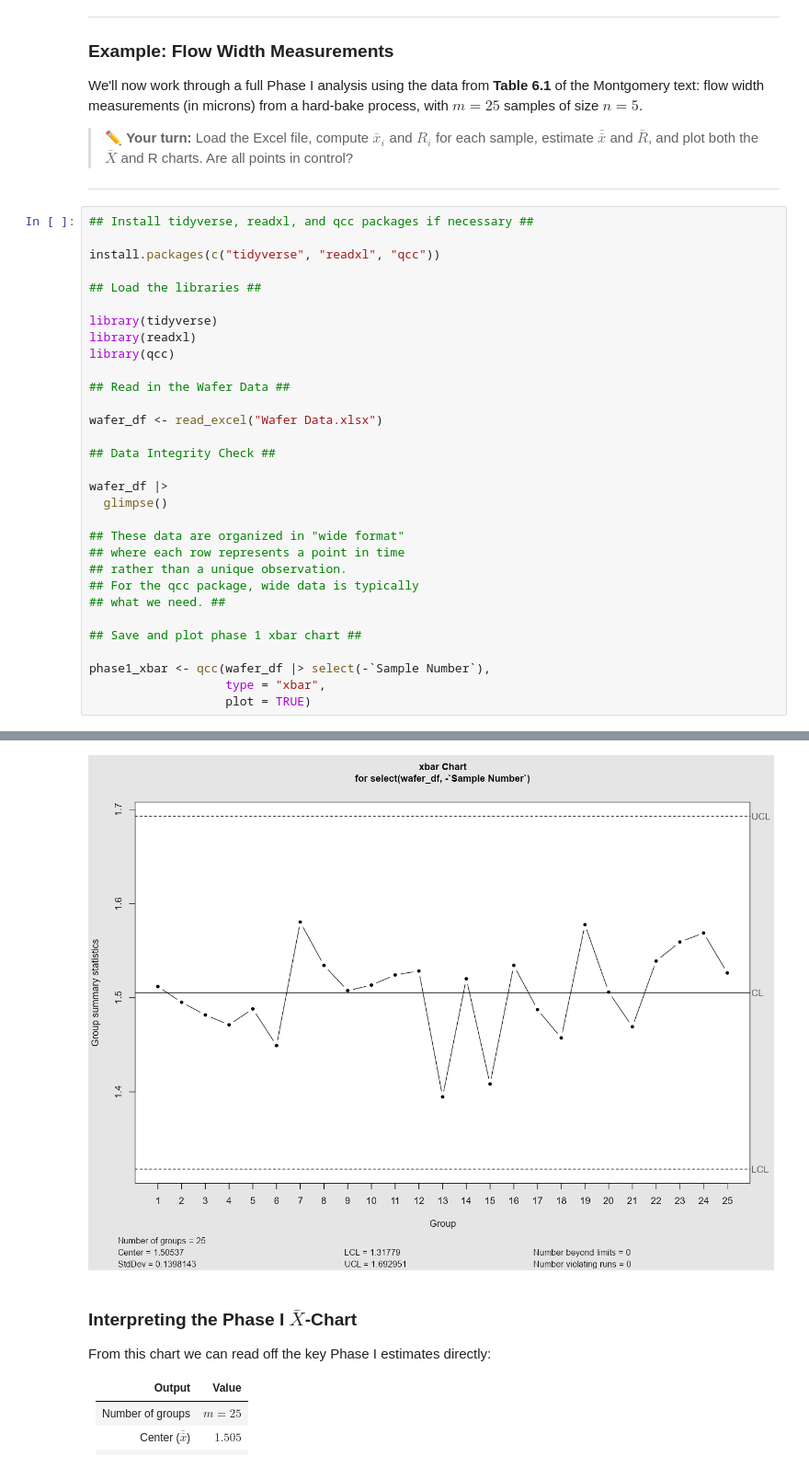
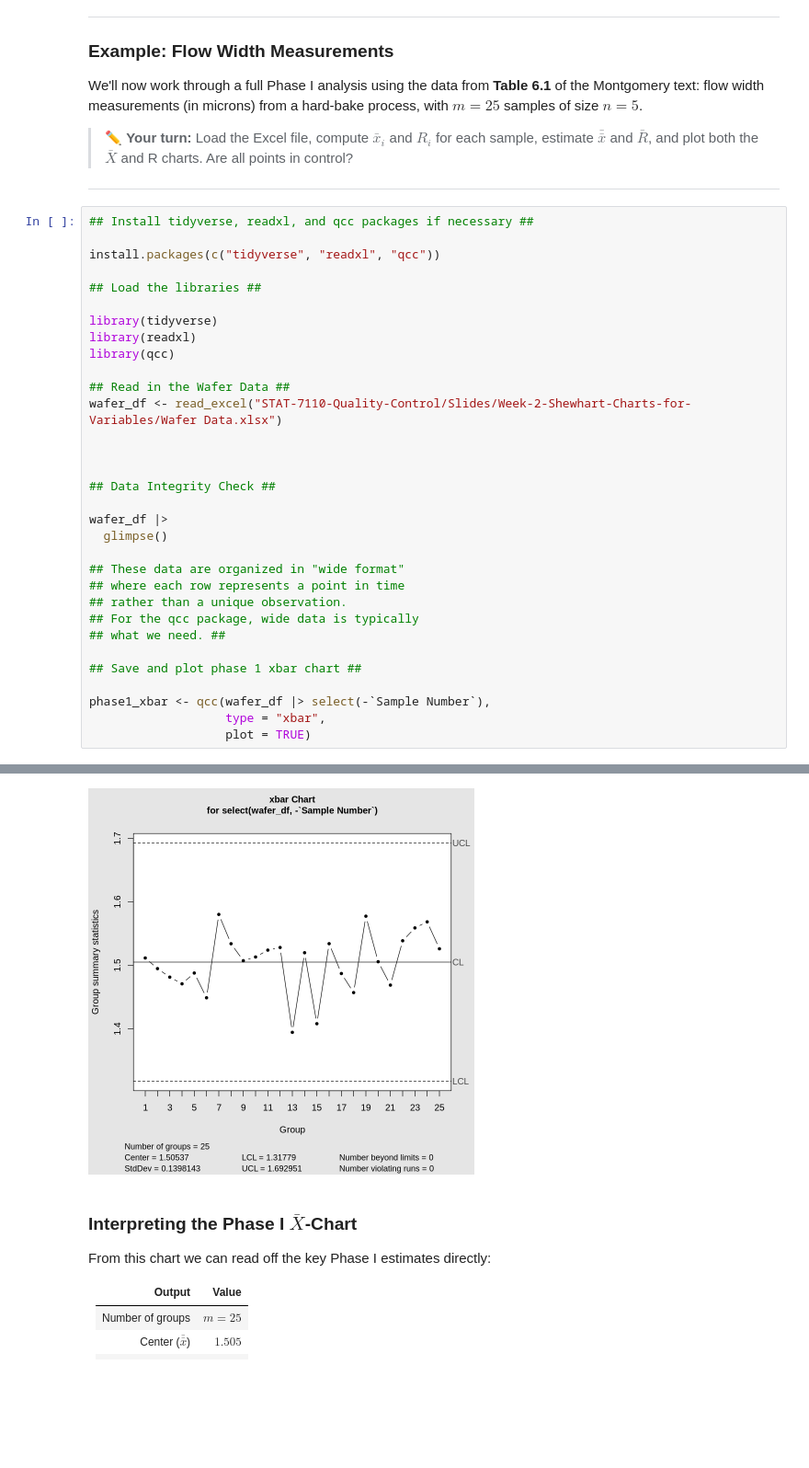
Before and after one commit to cnix17/STAT-7110-Quality-Control, a Jupyter notebook: Slides/Week-2-Shewhart-Charts-for-Variables/Shewhart-Charts-for-Variables.ipynb, the cells around one changed output, grey strips where cells are left out. Shown at 92% size. Drawn from its saved outputs; the diff is of its cells as text; blank space fills up the shorter version.

```diff
--- a/Slides/Week-2-Shewhart-Charts-for-Variables/Shewhart-Charts-for-Variables.ipynb
+++ b/Slides/Week-2-Shewhart-Charts-for-Variables/Shewhart-Charts-for-Variables.ipynb
@@ -184,8 +184,9 @@ library(readxl)
 library(qcc)
 
 ## Read in the Wafer Data ##
+wafer_df <- read_excel("STAT-7110-Quality-Control/Slides/Week-2-Shewhart-Charts-for-Variables/Wafer Data.xlsx")
 
-wafer_df <- read_excel("Wafer Data.xlsx")
+
 
 ## Data Integrity Check ##
 
@@ -248,4 +218,4 @@ $ `Wafer 5`       <dbl> 1.6914, 1.6109, 1.5674, 1.5507, 1.6441, 1.4198, 1.5144,
-[figure, old version]
+[figure, new version]
 # %% [markdown]
 ### Interpreting the Phase I $\bar{X}$-Chart
 
```
Also changed, not shown: parts of 1 cell of this notebook.
